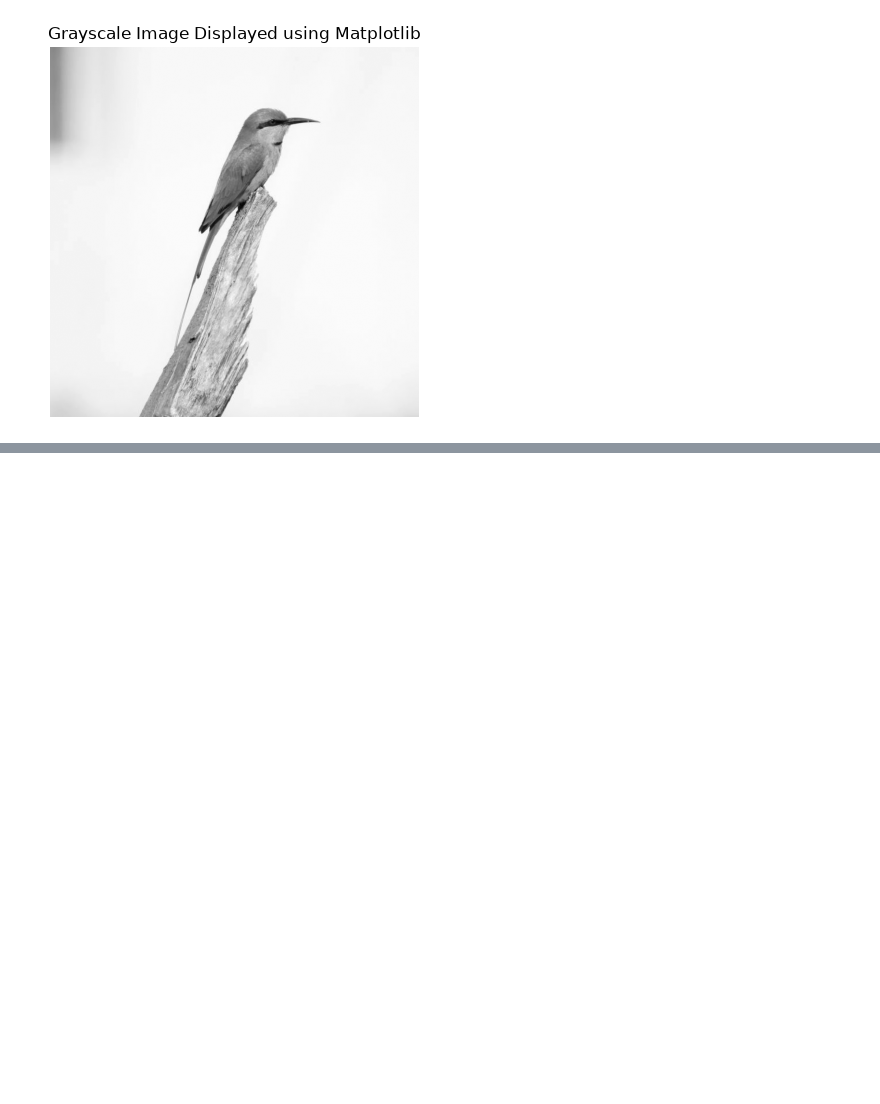
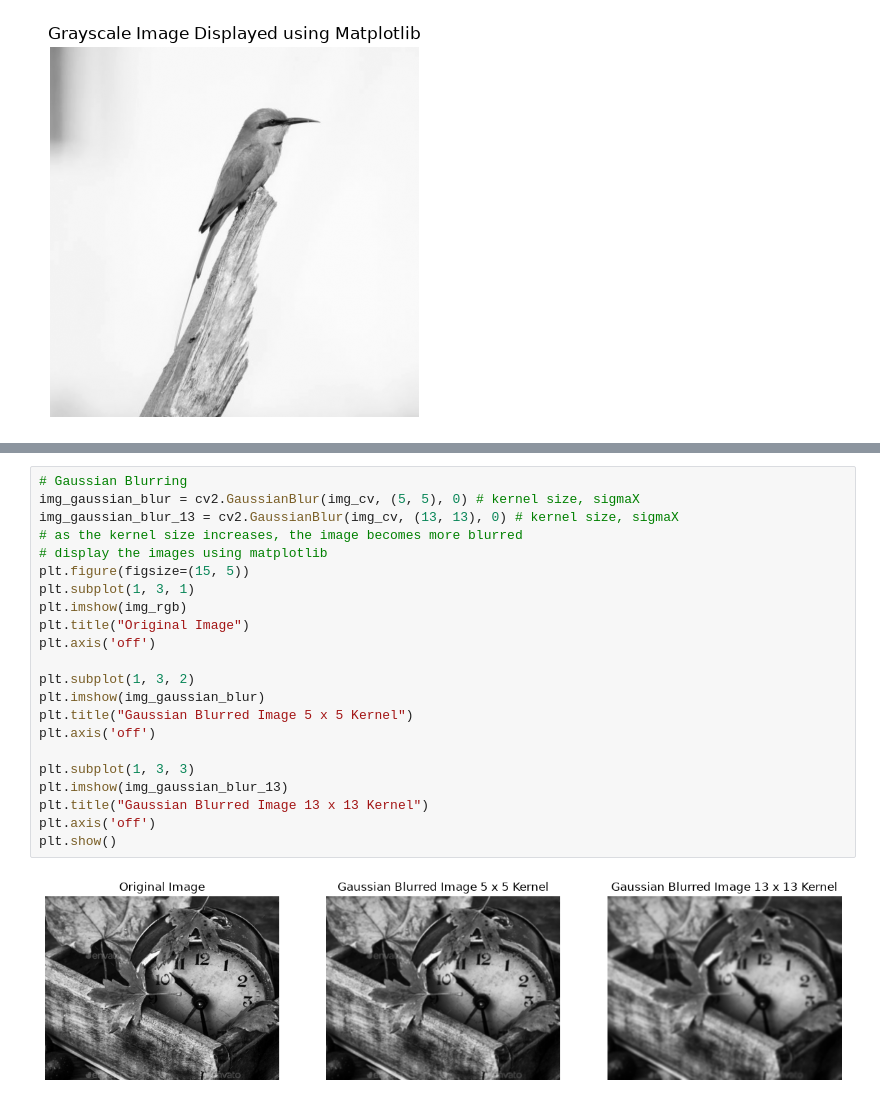
Before and after one commit to vedicskill/custom-yolo-train, a Jupyter notebook: 1-opencv-foundation/image-preprocessing.ipynb, the cells around one changed output, grey strips where cells are left out. Saved outputs shown, nothing was run; the diff lists cells and outputs as text; blank space fills up the shorter version.

```diff
--- a/1-opencv-foundation/image-preprocessing.ipynb
+++ b/1-opencv-foundation/image-preprocessing.ipynb
@@ -112,0 +148,24 @@ plt.show()
+# %%
+# Gaussian Blurring
+img_gaussian_blur = cv2.GaussianBlur(img_cv, (5, 5), 0) # kernel size, sigmaX
+img_gaussian_blur_13 = cv2.GaussianBlur(img_cv, (13, 13), 0) # kernel size, sigmaX
+# as the kernel size increases, the image becomes more blurred
+# display the images using matplotlib
+plt.figure(figsize=(15, 5))
+plt.subplot(1, 3, 1)
+plt.imshow(img_rgb)
+plt.title("Original Image")
+plt.axis('off')
+
+plt.subplot(1, 3, 2)
+plt.imshow(img_gaussian_blur)
+plt.title("Gaussian Blurred Image 5 x 5 Kernel")
+plt.axis('off')
+
+plt.subplot(1, 3, 3)
+plt.imshow(img_gaussian_blur_13)
+plt.title("Gaussian Blurred Image 13 x 13 Kernel")
+plt.axis('off')
+plt.show()
+# %% [output]
+[figure, added]
```
Also changed, not shown: parts of 9 cells of this notebook.
